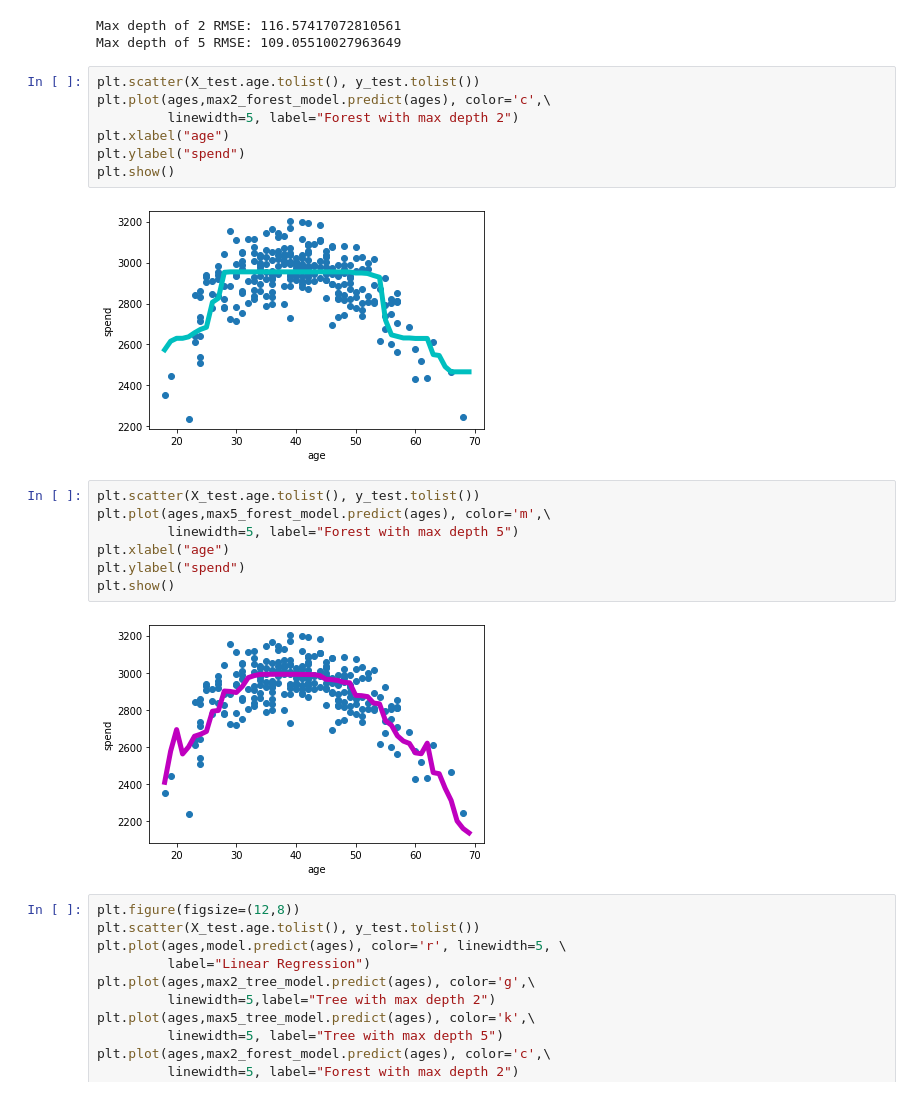
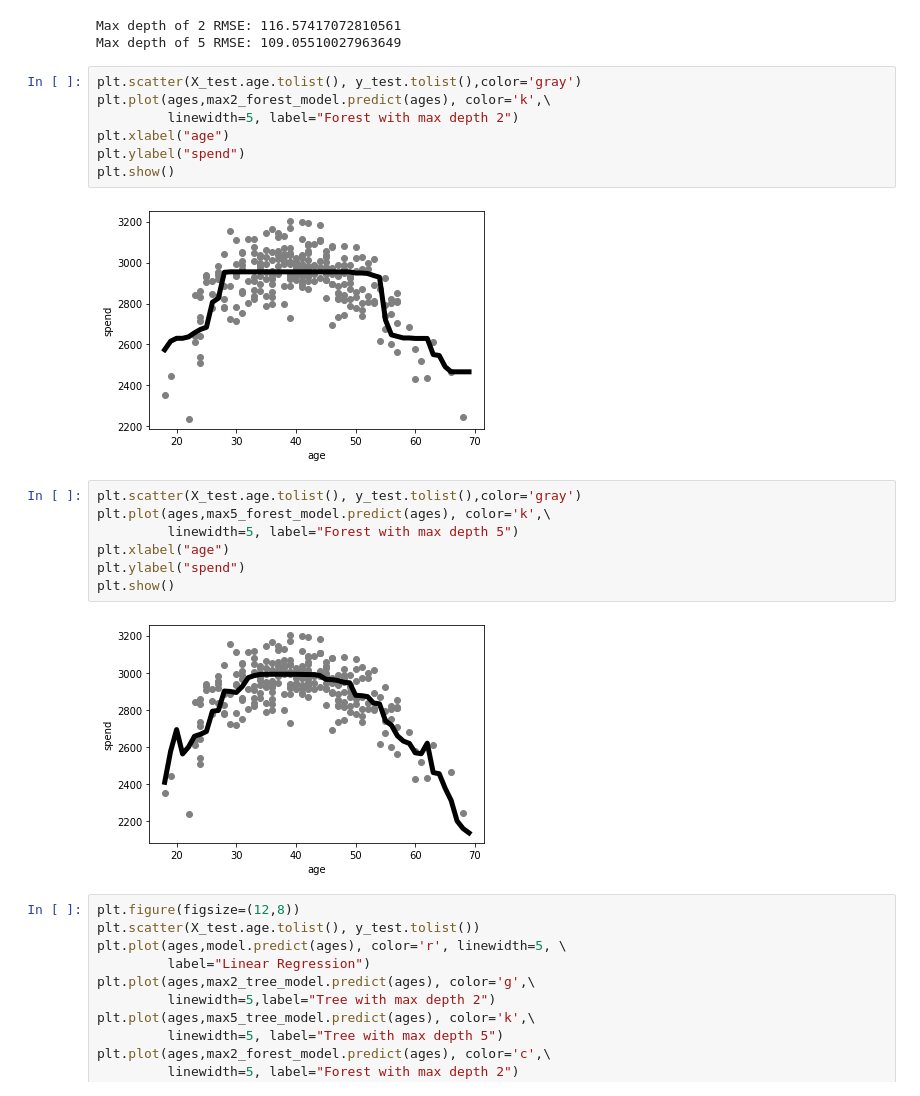
Before and after one commit to PacktPublishing/Data-Science-for-Marketing-Analytics-Second-Edition, a Jupyter notebook: Chapter06/Exercise6.03/Exercise6.03.ipynb, the cells around one changed output. Saved outputs shown, nothing was run; the diff lists cells and outputs as text.

Commit message:
Change graphs to grayscale for Chapter 6

```diff
--- a/Chapter06/Exercise6.03/Exercise6.03.ipynb
+++ b/Chapter06/Exercise6.03/Exercise6.03.ipynb
@@ -112,23 +112,23 @@ print('Max depth of 5 RMSE: ' + \
 Max depth of 2 RMSE: 116.57417072810561
 Max depth of 5 RMSE: 109.05510027963649
 # %%
-plt.scatter(X_test.age.tolist(), y_test.tolist())
-plt.plot(ages,max2_forest_model.predict(ages), color='c',\
+plt.scatter(X_test.age.tolist(), y_test.tolist(),color='gray')
+plt.plot(ages,max2_forest_model.predict(ages), color='k',\
          linewidth=5, label="Forest with max depth 2")
 plt.xlabel("age")
 plt.ylabel("spend")
 plt.show()
 # %% [output]
-[figure, old version]
+[figure, new version]
 # %%
-plt.scatter(X_test.age.tolist(), y_test.tolist())
-plt.plot(ages,max5_forest_model.predict(ages), color='m',\
+plt.scatter(X_test.age.tolist(), y_test.tolist(),color='gray')
+plt.plot(ages,max5_forest_model.predict(ages), color='k',\
          linewidth=5, label="Forest with max depth 5")
 plt.xlabel("age")
 plt.ylabel("spend")
 plt.show()
 # %% [output]
-[figure, old version]
+[figure, new version]
 # %%
 plt.figure(figsize=(12,8))
 plt.scatter(X_test.age.tolist(), y_test.tolist())
```
Also changed, not shown: parts of 4 cells of this notebook.
